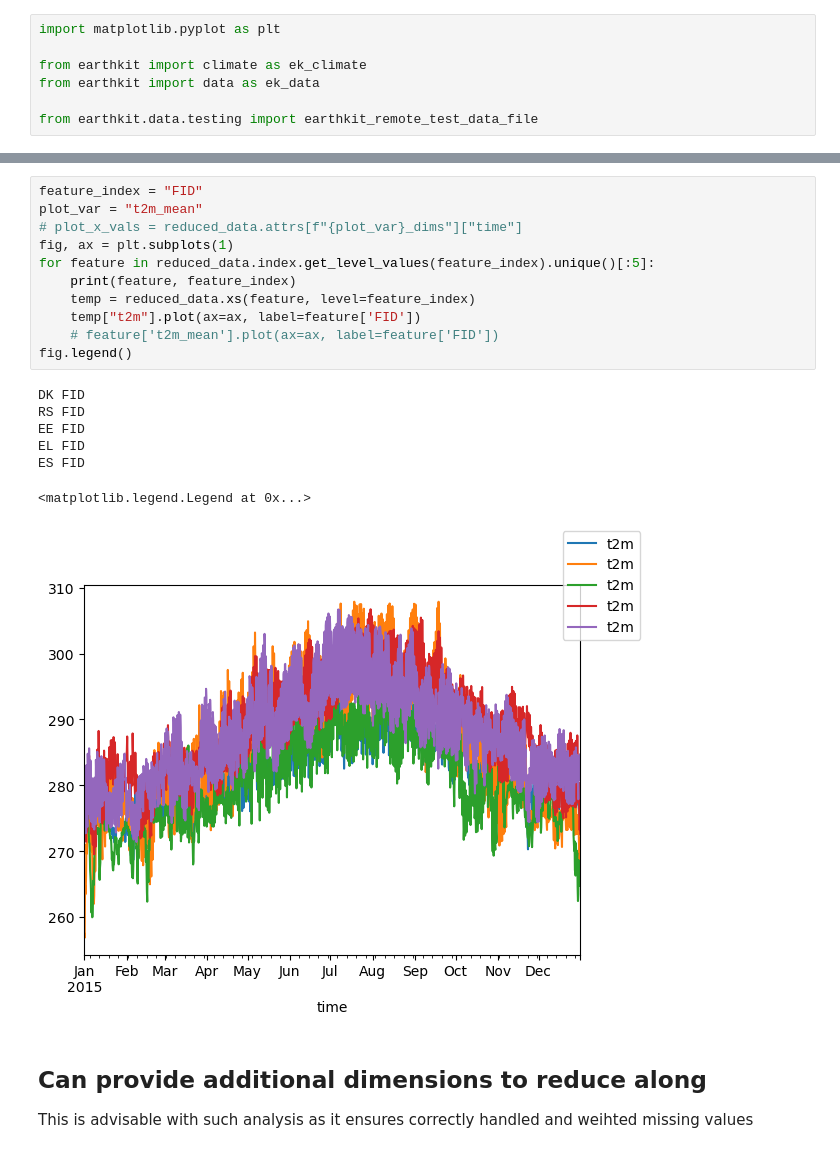
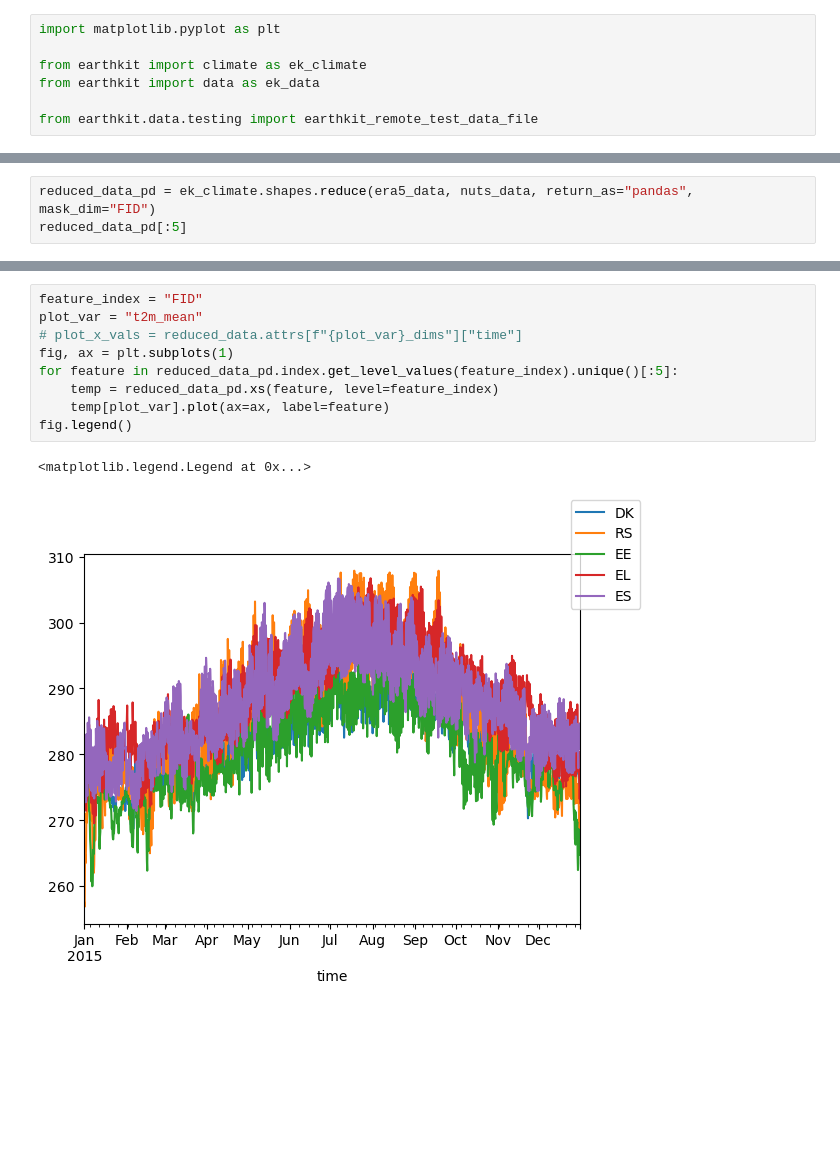
Before and after one commit to ecmwf/earthkit-climate, a Jupyter notebook: notebooks/shapes.ipynb, the cells around one changed output, grey strips where cells are left out. Drawn from its saved outputs; the diff is of its cells as text; blank space fills up the shorter version.

```diff
--- a/notebooks/shapes.ipynb
+++ b/notebooks/shapes.ipynb
@@ -107,0 +294,3 @@ memory usage: 3.8+ KB
+# %%
+reduced_data_pd = ek_climate.shapes.reduce(era5_data, nuts_data, return_as="pandas", mask_dim="FID")
+reduced_data_pd[:5]
@@ -108,23 +306,12 @@ memory usage: 3.8+ KB
 # %%
 feature_index = "FID"
 plot_var = "t2m_mean"
 # plot_x_vals = reduced_data.attrs[f"{plot_var}_dims"]["time"]
 fig, ax = plt.subplots(1)
-for feature in reduced_data.index.get_level_values(feature_index).unique()[:5]:
-    print(feature, feature_index)
-    temp = reduced_data.xs(feature, level=feature_index)
-    temp["t2m"].plot(ax=ax, label=feature['FID'])
-    # feature['t2m_mean'].plot(ax=ax, label=feature['FID'])
+for feature in reduced_data_pd.index.get_level_values(feature_index).unique()[:5]:
+    temp = reduced_data_pd.xs(feature, level=feature_index)
+    temp[plot_var].plot(ax=ax, label=feature)
 fig.legend()
 # %% [output]
-DK FID
-RS FID
-EE FID
-EL FID
-ES FID
+<matplotlib.legend.Legend at 0x...>
-<matplotlib.legend.Legend at 0x...>
-[figure, old version]
+[figure, new version]
-# %% [markdown]
-## Can provide additional dimensions to reduce along
-
-This is advisable with such analysis as it ensures correctly handled and weihted missing values
```
Also changed, not shown: parts of 33 cells of this notebook, 2 other files.
